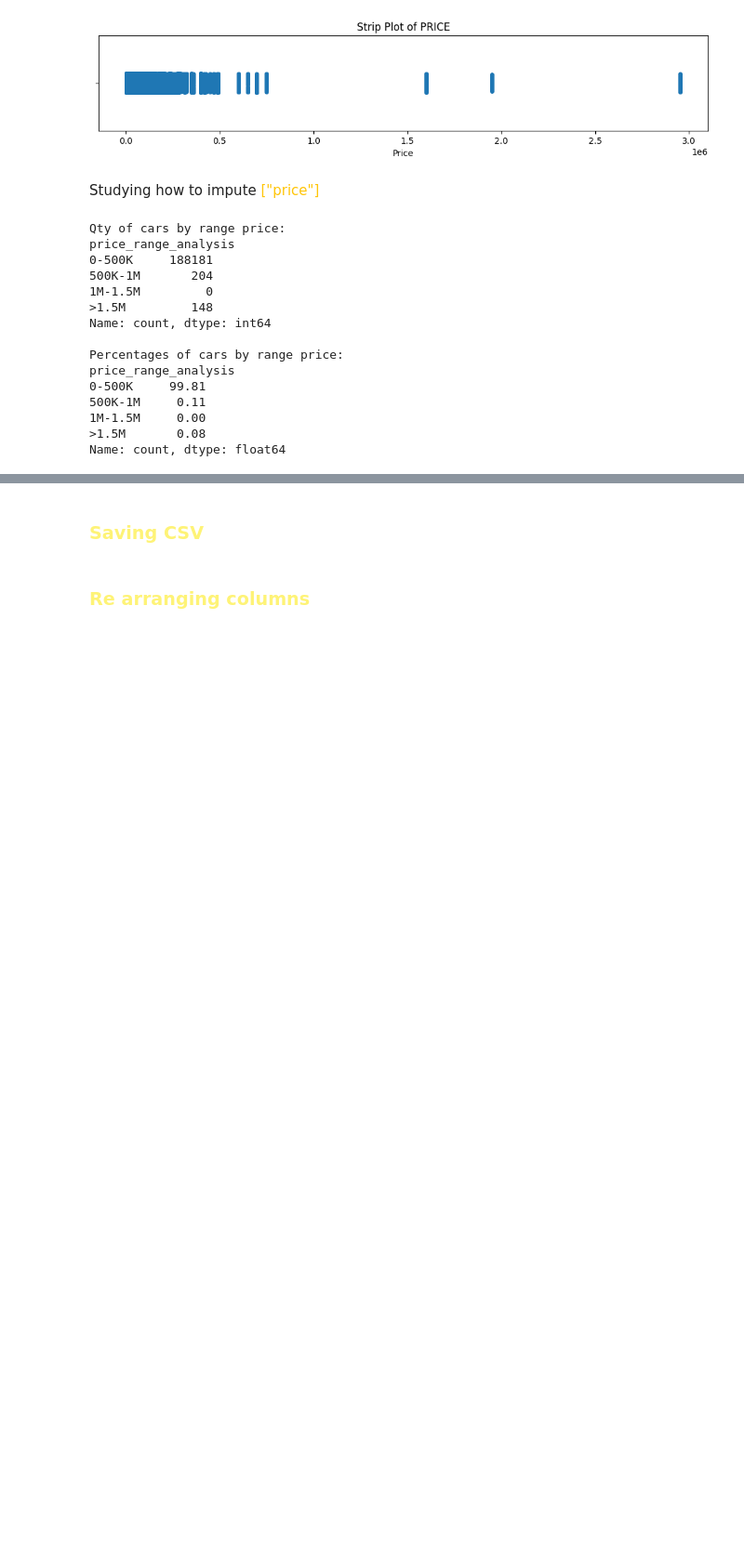
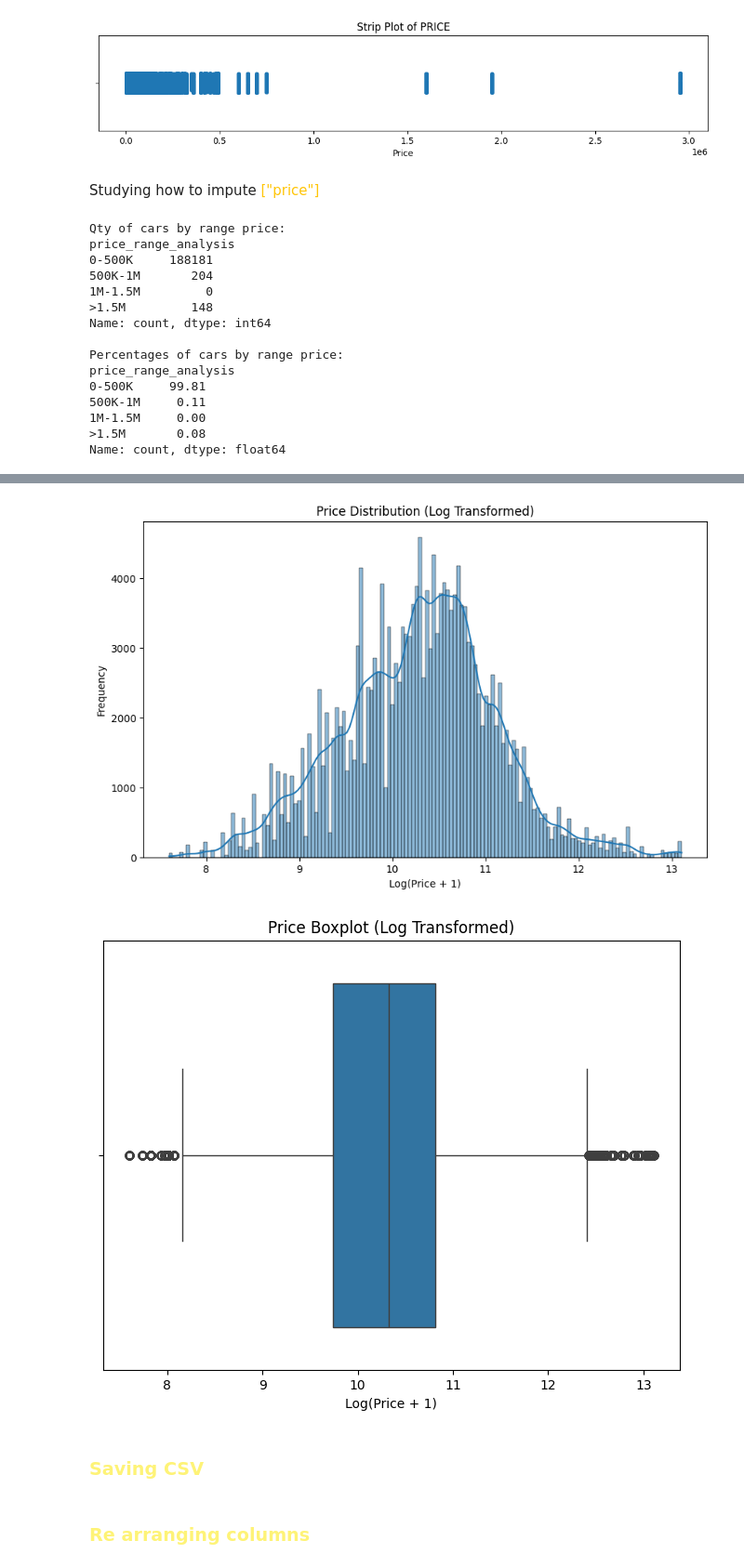
Before and after one commit to Bootcamp-IA-P4/Car_prices_project_equipo2, a Jupyter notebook: eda/cleaning.ipynb, the cells around one changed output, grey strips where cells are left out. Shown at 93% size. Cells and saved outputs as stored; diff of their text form; code cells hidden in the pictures; blank space fills up the shorter version.

```diff
--- a/eda/cleaning.ipynb
+++ b/eda/cleaning.ipynb
@@ -238,0 +318,4 @@ Name: count, dtype: Int64
+# %%
+# In order to inpute the last missing values, since the 6th transmission was implemented in the 2000 th, and the mean of the model year is 2015, the remaining values will be imputated  as 6
+df_car["model_year"].describe()
+df_car["transmission_num"].fillna(6, inplace=True)
@@ -295,13 +385,13 @@ def extract_liters_to_cubic_cm(row):
     if pd.isna(engine_string):
         return None
 
-    match = re.search(r"(\d\.?\d*)L", engine_string)  # Only extract what it is only before L which indicates the liters
+    match_1 = re.search(r"(\d\.?\d*)L", engine_string)  # Only extract what it is only before L which indicates the liters
     match_2 = re.search(r"\s*(\d\.?\d*)\s+liter", engine_lower)  # Extract number before ' liter'
     match_3 =  re.search(r"(\d\.?\d*)\s+L\w*", engine_string) # Extract number before ' L' followed by other characters
 
-    if match:
+    if match_1:
         try:
-            liters_str = match.group(1)
+            liters_str = match_1.group(1)
             liters = float(liters_str)
             cubic_cm = liters * 1000
             return cubic_cm
@@ -683,7 +773,7 @@ price_range_analysis
 >1.5M       0.08
 Name: count, dtype: float64
 # %%
-threshold = 1_500_000
+threshold = 500_000
 
 df_car = df_car[df_car['price'] <= threshold].copy()
 print(f"DataFrame after eliminating {threshold}:")
@@ -704,3 +811,25 @@ df_car = df_car.drop(columns=['price_range_analysis'])
+# %%
+# Apply a logarithmic transformation to the 'price' column
+# We use np.log1p to handle potential zero values (although unlikely for price) and to make the transformation work even for values very close to zero.
+df_car['price_log'] = np.log1p(df_car['price'])
+
+# Visualize the distribution of the transformed price using a histogram
+plt.figure(figsize=(10, 6))
+sns.histplot(df_car['price_log'], kde=True) # kde=True adds a kernel density estimate line
+plt.title('Price Distribution (Log Transformed)')
+plt.xlabel('Log(Price + 1)')
+plt.ylabel('Frequency')
+plt.show()
+
+# Visualize the distribution of the transformed price using a boxplot
+plt.figure(figsize=(8, 6))
+sns.boxplot(x=df_car['price_log']) # Create a boxplot of the log-transformed price
+plt.title('Price Boxplot (Log Transformed)')
+plt.xlabel('Log(Price + 1)')
+plt.show()
+# %% [output]
+[figure, added]
+[figure, added]
 # %% [markdown]
 ### <span style="color:#fef377;">  Saving CSV </span>
 # %% [markdown]
```
Also changed, not shown: parts of 19 cells of this notebook.
